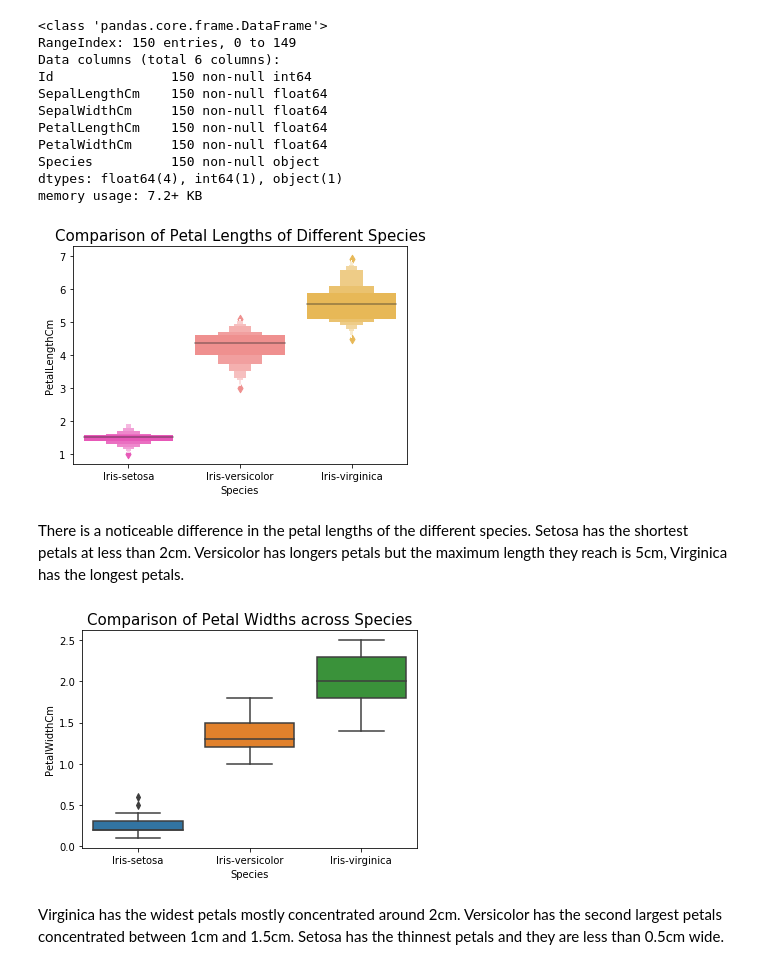
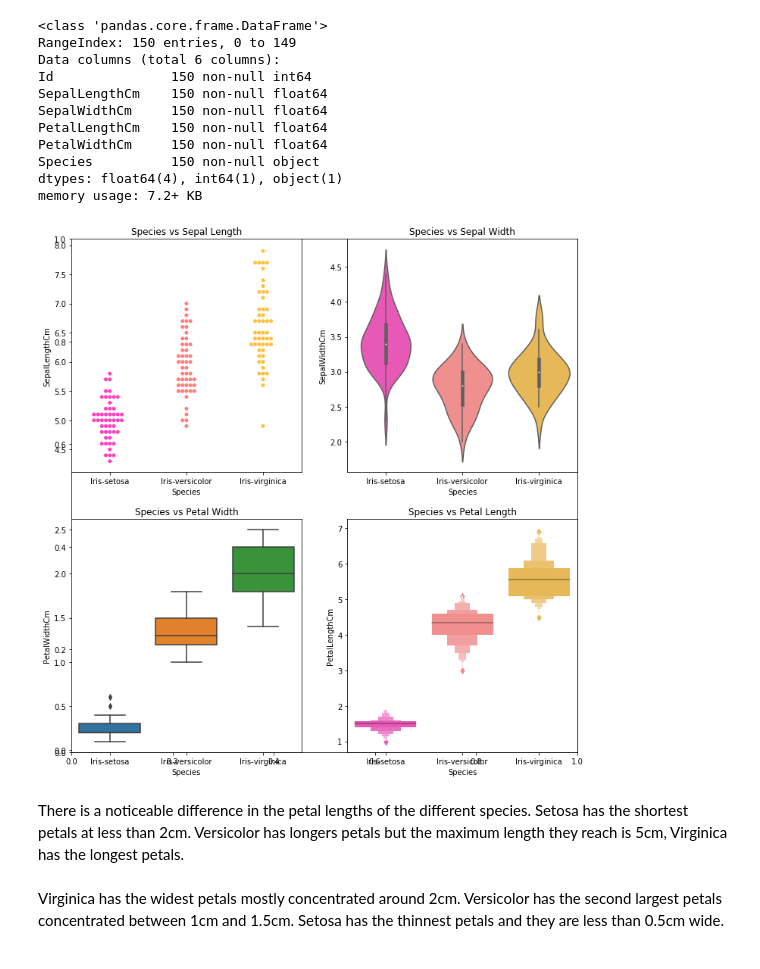
Before and after one commit to LordeUnicorn/kmeans, a Jupyter notebook: iris.ipynb, the cells around one changed output. Saved outputs shown, nothing was run; the diff lists cells and outputs as text; code cells hidden in the pictures.

Commit message:
added subplots

```diff
--- a/iris.ipynb
+++ b/iris.ipynb
@@ -22,19 +22,24 @@ PetalWidthCm     150 non-null float64
 Species          150 non-null object
 dtypes: float64(4), int64(1), object(1)
 memory usage: 7.2+ KB
-# %%
-sns.boxenplot('Species','PetalLengthCm',data=df,palette='spring')
-plt.title('Comparison of Petal Lengths of Different Species',fontsize=15)
-plt.show()
-# %% [output]
-[figure, removed]
+# %%
+fig,ax = plt.subplots(figsize=(10,10))
+plt.tight_layout()
+ax1 = fig.add_subplot(2,2,1)
+ax1.set(title='Species vs Sepal Length')
+sns.swarmplot('Species','SepalLengthCm',data=df,palette='spring')
+ax2 = fig.add_subplot(2,2,2)
+ax2.set(title='Species vs Sepal Width')
+sns.violinplot('Species','SepalWidthCm',data=df,palette='spring')
+ax3 = fig.add_subplot(2,2,3)
+ax3.set(title='Species vs Petal Width')
+ax1 = sns.boxplot(df['Species'],df['PetalWidthCm'])
+ax4 = fig.add_subplot(2,2,4)
+ax4.set(title='Species vs Petal Length')
+ax2 = sns.boxenplot('Species','PetalLengthCm',data=df,palette='spring')
+# %% [output]
+[figure, added]
 # %% [markdown]
 There is a noticeable difference in the petal lengths of the different species. Setosa has the shortest petals at less than 2cm. Versicolor has longers petals but the maximum length they reach is 5cm, Virginica has the longest petals.
-# %%
-sns.boxplot(df['Species'],df['PetalWidthCm'])
-plt.title('Comparison of Petal Widths across Species',fontsize=15)
-plt.show()
-# %% [output]
-[figure, removed]
 # %% [markdown]
 Virginica has the widest petals mostly concentrated around 2cm. Versicolor has the second largest petals concentrated between 1cm and 1.5cm. Setosa has the thinnest petals and they are less than 0.5cm wide.
```
Also changed, not shown: parts of 4 cells of this notebook.
